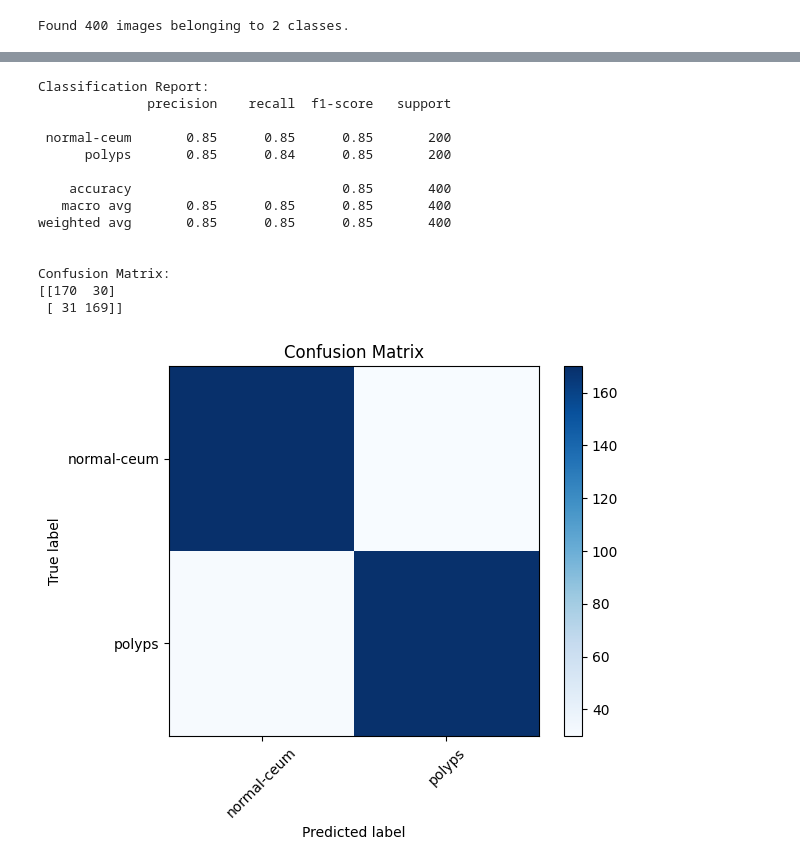
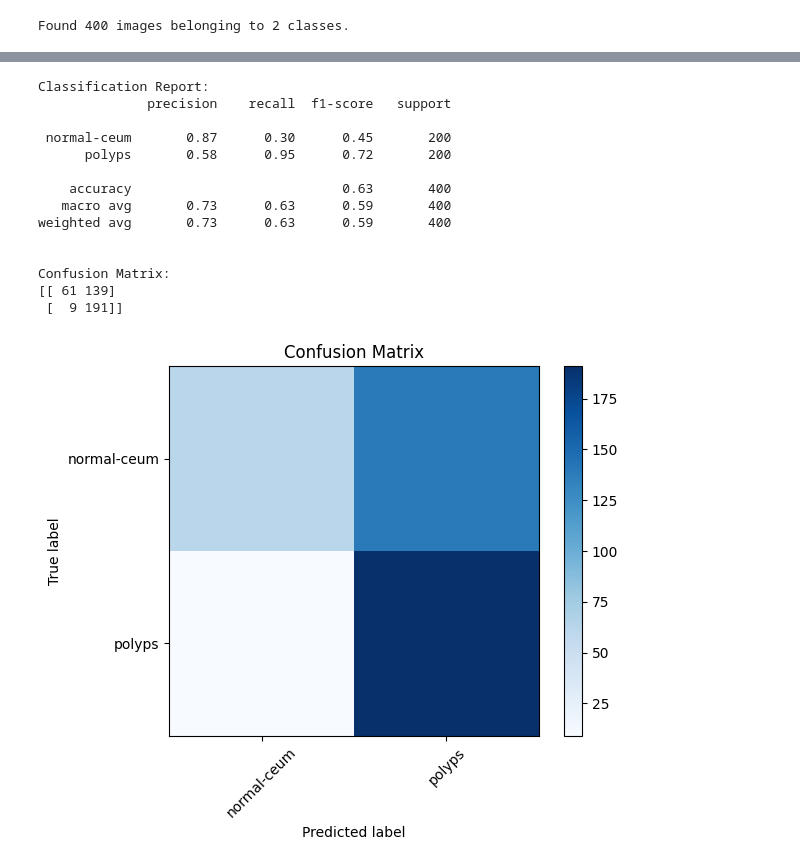
Before and after one commit to heartzhacker/NIT-Trichy, a Jupyter notebook: resnet50-modified-architecture.ipynb, the cells around one changed output, grey strips where cells are left out. Drawn from its saved outputs; the diff is of its cells as text; code cells hidden in the pictures.

```diff
--- a/resnet50-modified-architecture.ipynb
+++ b/resnet50-modified-architecture.ipynb
@@ -208,7 +262,7 @@ Epoch 25/25
 # %%
 history_clahe_train1 = model_2.fit(
     clahe_train1_generator,
-    epochs= 25,
+    epochs= 150,
     validation_data=clahe_val_generator
 )
 # %% [output]
@@ -430,7 +574,7 @@ Epoch 25/25
 # %%
 history_clahe_train2 = model_2.fit(
     clahe_train2_generator,
-    epochs=25,
+    epochs=150,
     validation_data=clahe_val_generator
 )
 # %% [output]
@@ -541,6 +709,6 @@ plt.show()
 # %%
-predictions = model_2.predict(clahe_test_generator)
+predictions = model_2.predict(test_generator)
 predicted_labels = np.argmax(predictions, axis=1)
 
-true_labels = clahe_test_generator.classes
+true_labels = test_generator.classes
 # %% [output]
@@ -548,34 +716,34 @@ true_labels = clahe_test_generator.classes
 # %%
-class_names = list(clahe_test_generator.class_indices.keys())
+class_names = list(test_generator.class_indices.keys())
 print("\nClassification Report:")
 print(classification_report(true_labels, predicted_labels, target_names=class_names))
 
 conf_matrix = confusion_matrix(true_labels, predicted_labels)
 print("\nConfusion Matrix:")
 print(conf_matrix)
 
 plt.imshow(conf_matrix, interpolation='nearest', cmap=plt.cm.Blues)
 plt.title('Confusion Matrix')
 plt.colorbar()
 tick_marks = np.arange(len(class_names))
 plt.xticks(tick_marks, class_names, rotation=45)
 plt.yticks(tick_marks, class_names)
 plt.ylabel('True label')
 plt.xlabel('Predicted label')
 plt.show()
 # %% [output]
 Classification Report:
               precision    recall  f1-score   support
 
- normal-ceum       0.85      0.85      0.85       200
-      polyps       0.85      0.84      0.85       200
+ normal-ceum       0.87      0.30      0.45       200
+      polyps       0.58      0.95      0.72       200
 
-    accuracy                           0.85       400
-   macro avg       0.85      0.85      0.85       400
-weighted avg       0.85      0.85      0.85       400
+    accuracy                           0.63       400
+   macro avg       0.73      0.63      0.59       400
+weighted avg       0.73      0.63      0.59       400
 
 
 Confusion Matrix:
-[[170  30]
- [ 31 169]]
+[[ 61 139]
+ [  9 191]]
-[figure, old version]
+[figure, new version]
```
Also changed, not shown: parts of 45 cells of this notebook.
